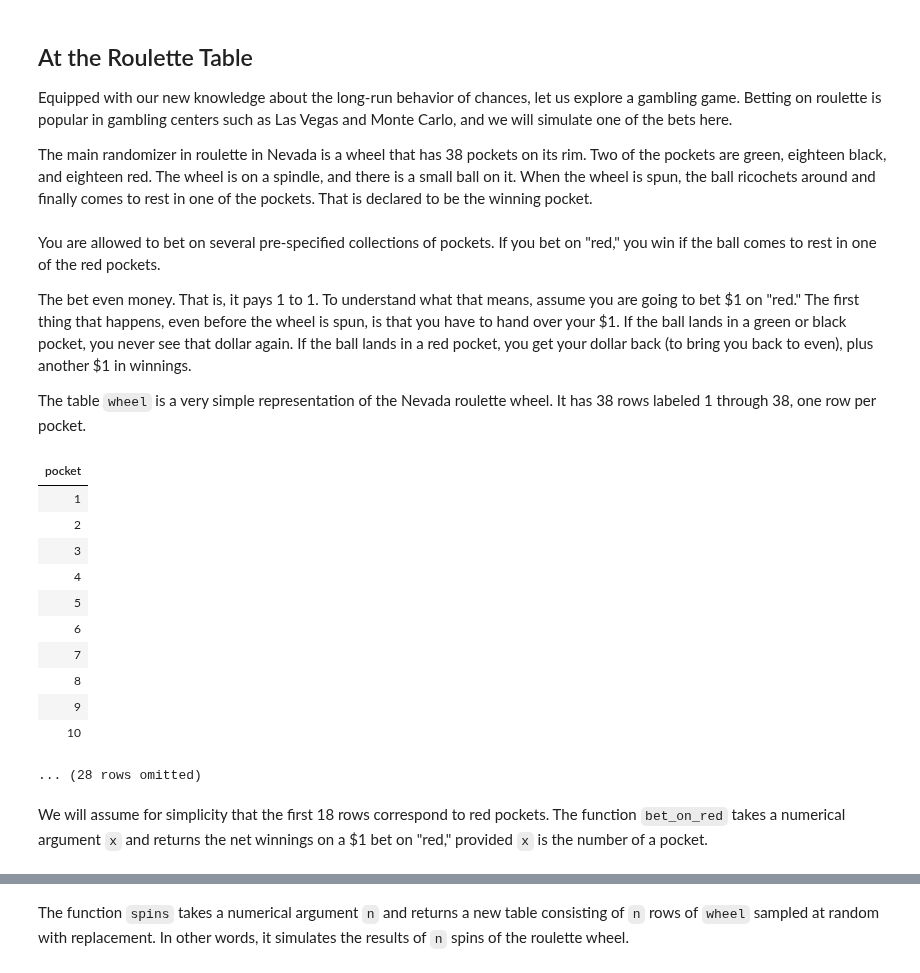
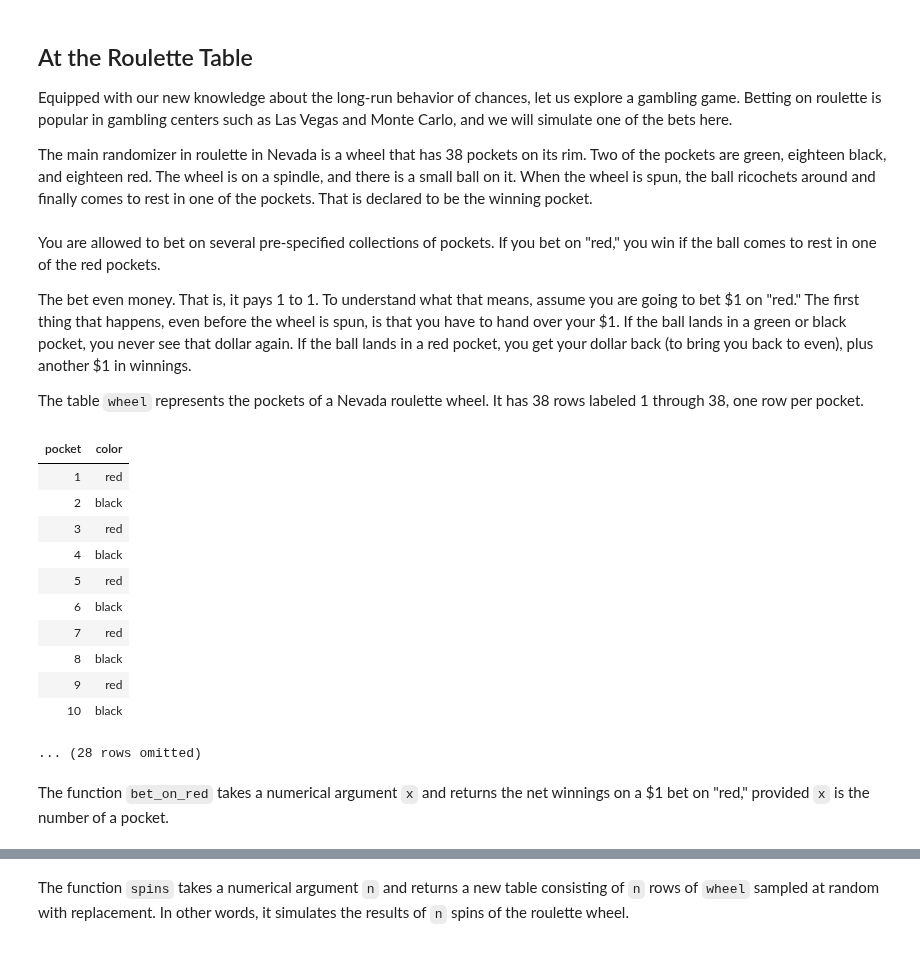
Before and after one commit to data-8/data-8.github.io, a Jupyter notebook: text/examples/Sampling.ipynb, the cells around one changed output, grey strips where cells are left out. Cells and saved outputs as stored; diff of their text form; code cells hidden in the pictures.

```diff
--- a/text/examples/Sampling.ipynb
+++ b/text/examples/Sampling.ipynb
@@ -227,22 +227,24 @@ You are allowed to bet on several pre-specified collections of pockets. If you b
 
 The bet even money. That is, it pays 1 to 1. To understand what that means, assume you are going to bet \$1 on "red." The first thing that happens, even before the wheel is spun, is that you have to hand over your \$1. If the ball lands in a green or black pocket, you never see that dollar again. If the ball lands in a red pocket, you get your dollar back (to bring you back to even), plus another \$1 in winnings.
 
-The table `wheel` is a very simple representation of the Nevada roulette wheel. It has 38 rows labeled 1 through 38, one row per pocket.
+The table `wheel` represents the pockets of a Nevada roulette wheel. It has 38 rows labeled 1 through 38, one row per pocket.
-# %%
-wheel = Table([np.arange(1, 39)],['pocket'])
-wheel
-# %% [output]
-| pocket |
-| 1 |
-| 2 |
-| 3 |
-| 4 |
-| 5 |
-| 6 |
-| 7 |
-| 8 |
-| 9 |
-| 10 |
-... (28 rows omitted)
+# %%
+pockets = np.arange(1, 39)
+colors = (['red', 'black'] * 5 + ['black', 'red'] * 4) * 2 + ['green', 'green']
+wheel = Table([pockets, colors],['pocket', 'color'])
+wheel
+# %% [output]
+| pocket | color |
+| 1 | red |
+| 2 | black |
+| 3 | red |
+| 4 | black |
+| 5 | red |
+| 6 | black |
+| 7 | red |
+| 8 | black |
+| 9 | red |
+| 10 | black |
+... (28 rows omitted)
 # %% [markdown]
-We will assume for simplicity that the first 18 rows correspond to red pockets. The function `bet_on_red` takes a numerical argument `x` and returns the net winnings on a \$1 bet on "red," provided `x` is the number of a pocket.
+The function `bet_on_red` takes a numerical argument `x` and returns the net winnings on a \$1 bet on "red," provided `x` is the number of a pocket.
```
Also changed, not shown: parts of 20 cells of this notebook, 9 other files.
